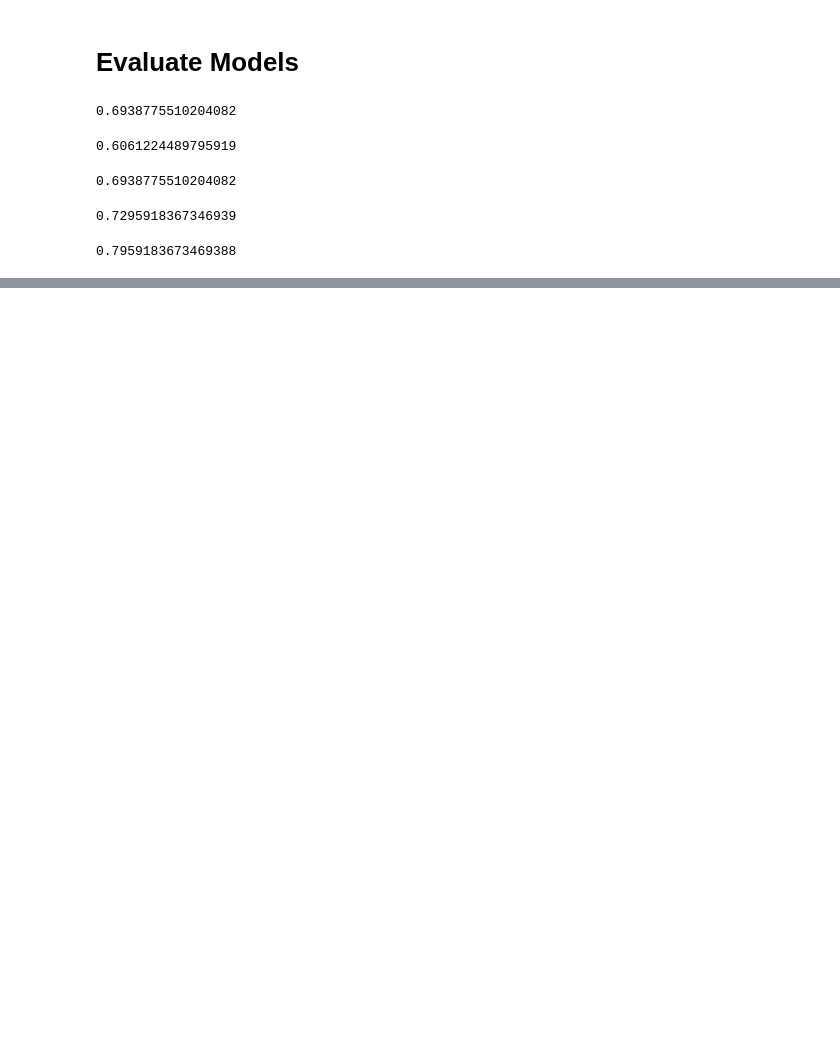
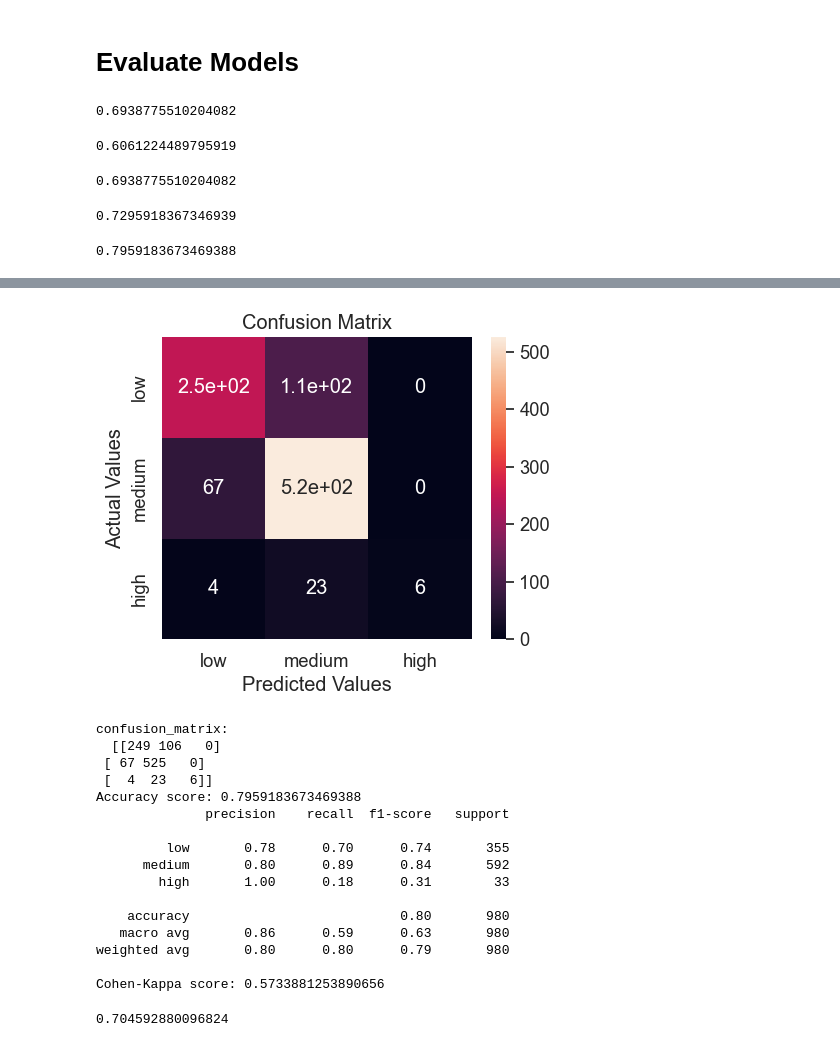
Before and after one commit to MuayadX/2nd-Project-, a Jupyter notebook: 2nd Project/ML/white_wine_ML.ipynb, the cells around one changed output, grey strips where cells are left out. Cells and saved outputs as stored; diff of their text form; code cells hidden in the pictures; blank space fills up the shorter version.

```diff
--- a/2nd Project/ML/white_wine_ML.ipynb
+++ b/2nd Project/ML/white_wine_ML.ipynb
@@ -202,0 +378,52 @@ forest.score(X_test,y_test)
+# %%
+from sklearn.ensemble import RandomForestClassifier
+
+X_train, X_test, y_train, y_test = train_test_split(X, y, test_size=0.2, random_state=0)
+forest = RandomForestClassifier(n_estimators = 10, criterion = 'entropy', random_state = 0)
+forest.fit(X_train, y_train)
+forest.score(X_test, y_test)
+pred_RF=forest.predict(X_test)
+cm = confusion_matrix(y_test, pred_RF)
+cm_df = pd.DataFrame(cm,
+                     index = ["low","medium","high"],
+                     columns = ["low","medium","high"])
+plt.figure(figsize=(5,4))
+sns.heatmap(cm_df, annot=True)
+plt.title('Confusion Matrix')
+plt.ylabel('Actual Values')
+plt.xlabel('Predicted Values')
+plt.show()
+
+
+print ("confusion_matrix: \n " ,   confusion_matrix(y_test, pred_RF))
+print("Accuracy score:", accuracy_score(y_test, pred_RF))
+print(classification_report(y_test, pred_RF, target_names=["low","medium","high"]))
+
+kappa = cohen_kappa_score(pred_RF, y_test)
+print("Cohen-Kappa score:", kappa)
+# %% [output]
+[figure, added]
+confusion_matrix:
+  [[249 106   0]
+ [ 67 525   0]
+ [  4  23   6]]
+Accuracy score: 0.7959183673469388
+              precision    recall  f1-score   support
+
+         low       0.78      0.70      0.74       355
+      medium       0.80      0.89      0.84       592
+        high       1.00      0.18      0.31        33
+
+    accuracy                           0.80       980
+   macro avg       0.86      0.59      0.63       980
+weighted avg       0.80      0.80      0.79       980
+
+Cohen-Kappa score: 0.5733881253890656
+# %%
+# Build the k-fold cross-validator
+kfold = KFold(n_splits=10, random_state=None)
+
+result = cross_val_score(forest, X, y, cv=kfold, scoring='accuracy')
+print(result.mean())
+# %% [output]
+0.704592880096824
```
Also changed, not shown: parts of 25 cells of this notebook, 1 other file.
